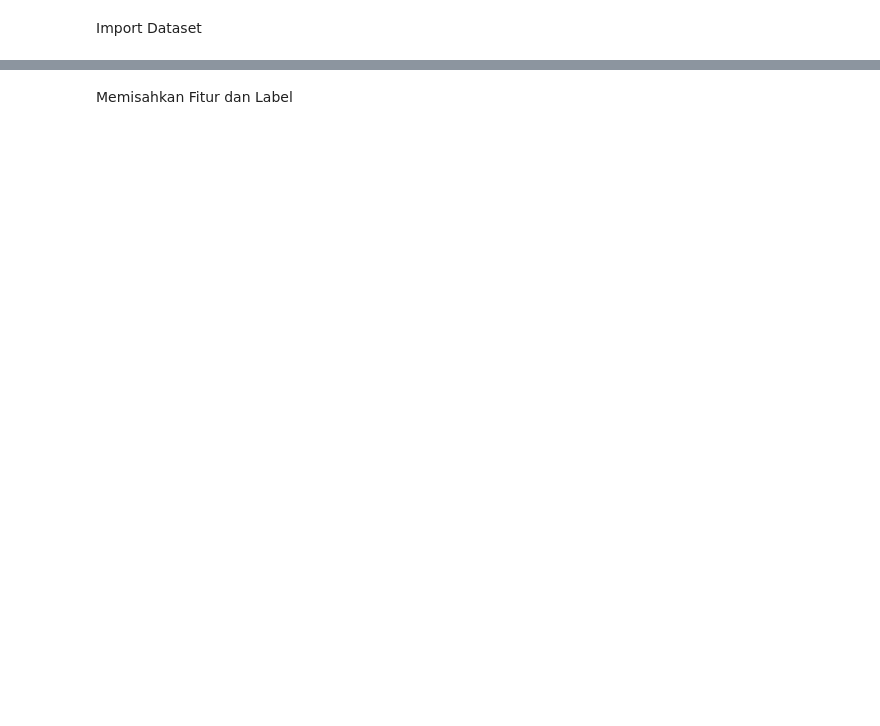
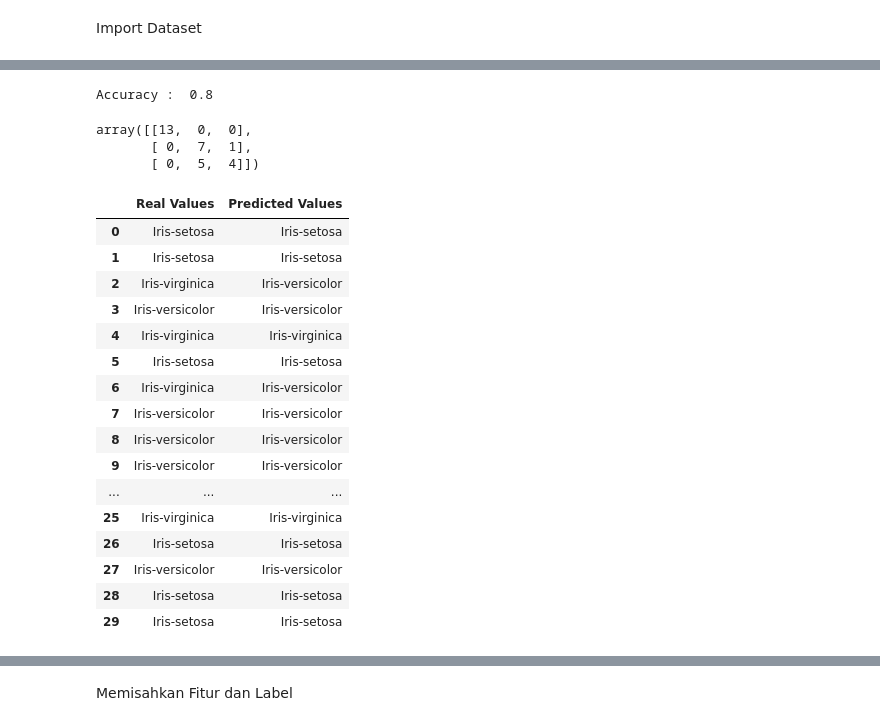
Before and after one commit to AqbilBarakaa/pendata, a Jupyter notebook: pendata/_build/jupyter_execute/Klasifikasi_Naive_Bayas.ipynb, the cells around one changed output, grey strips where cells are left out. Cells and saved outputs as stored; diff of their text form; code cells hidden in the pictures; blank space fills up the shorter version.

Commit message:
Klasifikasi Naive Bayas

```diff
--- a/pendata/_build/jupyter_execute/Klasifikasi_Naive_Bayas.ipynb
+++ b/pendata/_build/jupyter_execute/Klasifikasi_Naive_Bayas.ipynb
@@ -93,0 +107,12 @@ dataset = pd.read_csv('https://raw.githubusercontent.com/mk-gurucharan/Classific
+# %%
+from sklearn.model_selection import train_test_split
+X_train, X_test, y_train, y_test = train_test_split(X, y, test_size = 0.2, random_state=43)
+# %%
+from sklearn.preprocessing import StandardScaler
+sc = StandardScaler()
+X_train = sc.fit_transform(X_train)
+X_test = sc.transform(X_test)
+# %%
+from sklearn.naive_bayes import GaussianNB
+classifier = GaussianNB()
+classifier.fit(X_train, y_train)
@@ -93,0 +121,3 @@ dataset = pd.read_csv('https://raw.githubusercontent.com/mk-gurucharan/Classific
+# %%
+y_pred = classifier.predict(X_test)
+y_pred
@@ -93,0 +134,32 @@ dataset = pd.read_csv('https://raw.githubusercontent.com/mk-gurucharan/Classific
+# %%
+from sklearn.metrics import confusion_matrix
+cm = confusion_matrix(y_test, y_pred)
+from sklearn.metrics import accuracy_score
+print ("Accuracy : ", accuracy_score(y_test, y_pred))
+cm
+# %% [output]
+Accuracy :  0.8
+array([[13,  0,  0],
+       [ 0,  7,  1],
+       [ 0,  5,  4]])
+# %%
+df = pd.DataFrame({'Real Values':y_test, 'Predicted Values':y_pred})
+df
+# %% [output]
+|  | Real Values | Predicted Values |
+| 0 | Iris-setosa | Iris-setosa |
+| 1 | Iris-setosa | Iris-setosa |
+| 2 | Iris-virginica | Iris-versicolor |
+| 3 | Iris-versicolor | Iris-versicolor |
+| 4 | Iris-virginica | Iris-virginica |
+| 5 | Iris-setosa | Iris-setosa |
+| 6 | Iris-virginica | Iris-versicolor |
+| 7 | Iris-versicolor | Iris-versicolor |
+| 8 | Iris-versicolor | Iris-versicolor |
+| 9 | Iris-versicolor | Iris-versicolor |
+| ... | ... | ... |
+| 25 | Iris-virginica | Iris-virginica |
+| 26 | Iris-setosa | Iris-setosa |
+| 27 | Iris-versicolor | Iris-versicolor |
+| 28 | Iris-setosa | Iris-setosa |
+| 29 | Iris-setosa | Iris-setosa |
```
Also changed, not shown: parts of 16 cells of this notebook, 4 other files.
